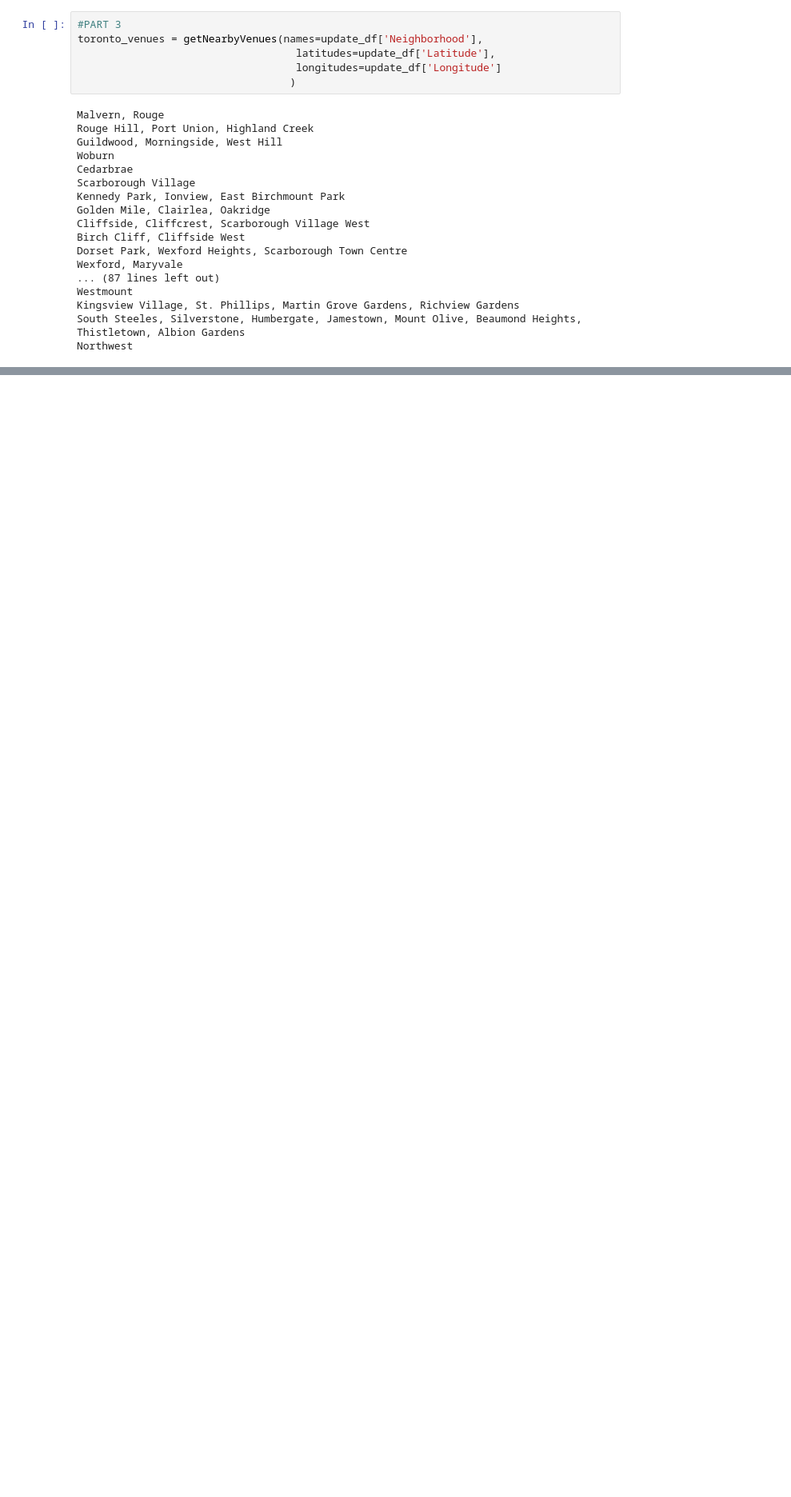
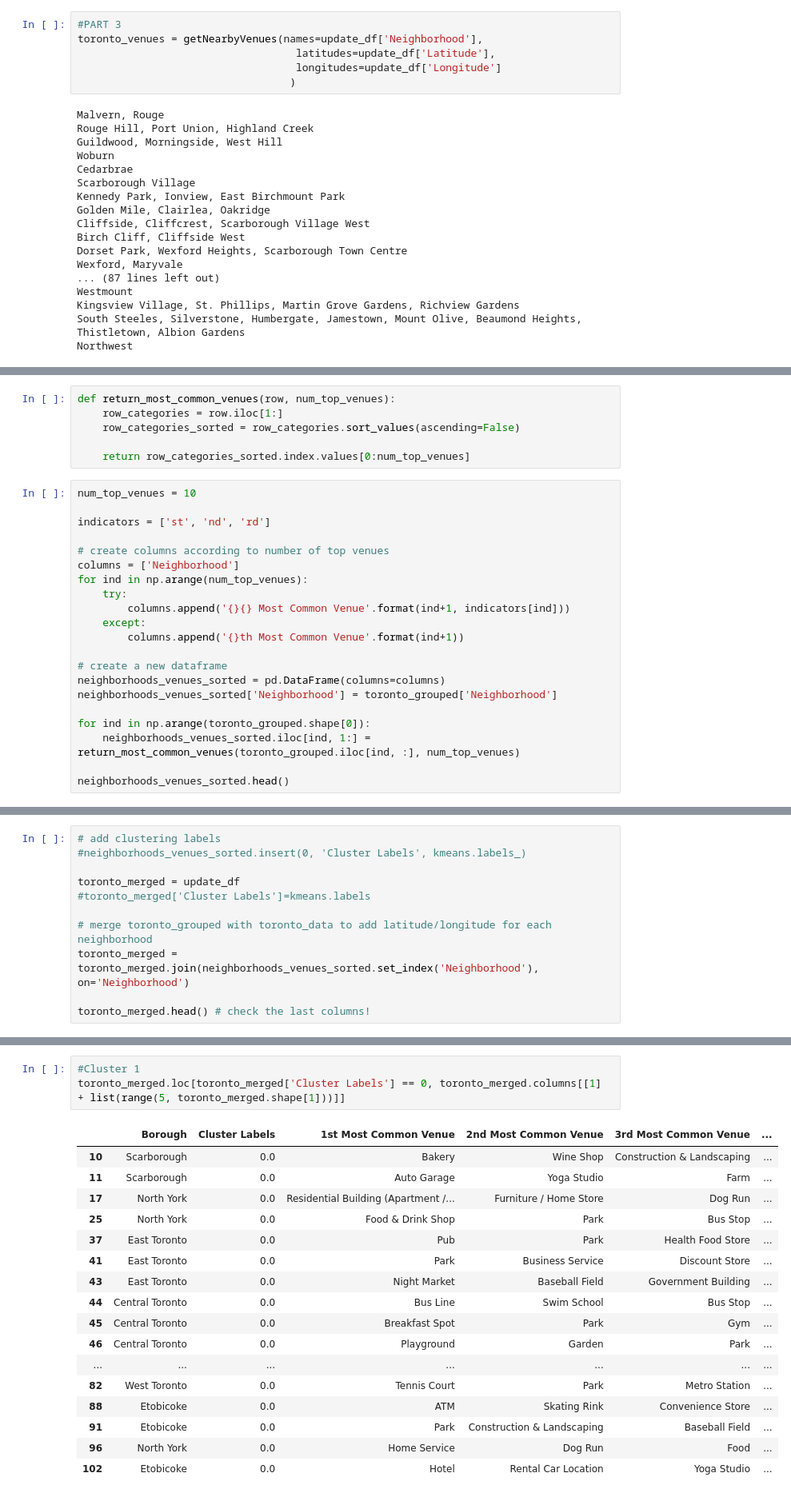
Before and after one commit to Eventyrman/Coursera_Capstone, a Jupyter notebook: Capstone final project.ipynb, the cells around one changed output, grey strips where cells are left out. Shown: that part at 80% size. Drawn from its saved outputs; the diff is of its cells as text; blank space fills up the shorter version.

Commit message:
Published from Watson Studio.

```diff
--- a/Capstone final project.ipynb
+++ b/Capstone final project.ipynb
@@ -269,0 +372,27 @@ toronto_venues.head()
+# %%
+def return_most_common_venues(row, num_top_venues):
+    row_categories = row.iloc[1:]
+    row_categories_sorted = row_categories.sort_values(ascending=False)
+
+    return row_categories_sorted.index.values[0:num_top_venues]
+# %%
+num_top_venues = 10
+
+indicators = ['st', 'nd', 'rd']
+
+# create columns according to number of top venues
+columns = ['Neighborhood']
+for ind in np.arange(num_top_venues):
+    try:
+        columns.append('{}{} Most Common Venue'.format(ind+1, indicators[ind]))
+    except:
+        columns.append('{}th Most Common Venue'.format(ind+1))
+
+# create a new dataframe
+neighborhoods_venues_sorted = pd.DataFrame(columns=columns)
+neighborhoods_venues_sorted['Neighborhood'] = toronto_grouped['Neighborhood']
+
+for ind in np.arange(toronto_grouped.shape[0]):
+    neighborhoods_venues_sorted.iloc[ind, 1:] = return_most_common_venues(toronto_grouped.iloc[ind, :], num_top_venues)
+
+neighborhoods_venues_sorted.head()
@@ -269,0 +421,11 @@ toronto_venues.head()
+# %%
+# add clustering labels
+#neighborhoods_venues_sorted.insert(0, 'Cluster Labels', kmeans.labels_)
+
+toronto_merged = update_df
+#toronto_merged['Cluster Labels']=kmeans.labels
+
+# merge toronto_grouped with toronto_data to add latitude/longitude for each neighborhood
+toronto_merged = toronto_merged.join(neighborhoods_venues_sorted.set_index('Neighborhood'), on='Neighborhood')
+
+toronto_merged.head() # check the last columns!
@@ -269,0 +491,21 @@ toronto_venues.head()
+# %%
+#Cluster 1
+toronto_merged.loc[toronto_merged['Cluster Labels'] == 0, toronto_merged.columns[[1] + list(range(5, toronto_merged.shape[1]))]]
+# %% [output]
+|  | Borough | Cluster Labels | 1st Most Common Venue | 2nd Most Common Venue | 3rd Most Common Venue | ... |
+| 10 | Scarborough | 0.0 | Bakery | Wine Shop | Construction & Landscaping | ... |
+| 11 | Scarborough | 0.0 | Auto Garage | Yoga Studio | Farm | ... |
+| 17 | North York | 0.0 | Residential Building (Apartment /... | Furniture / Home Store | Dog Run | ... |
+| 25 | North York | 0.0 | Food & Drink Shop | Park | Bus Stop | ... |
+| 37 | East Toronto | 0.0 | Pub | Park | Health Food Store | ... |
+| 41 | East Toronto | 0.0 | Park | Business Service | Discount Store | ... |
+| 43 | East Toronto | 0.0 | Night Market | Baseball Field | Government Building | ... |
+| 44 | Central Toronto | 0.0 | Bus Line | Swim School | Bus Stop | ... |
+| 45 | Central Toronto | 0.0 | Breakfast Spot | Park | Gym | ... |
+| 46 | Central Toronto | 0.0 | Playground | Garden | Park | ... |
+| ... | ... | ... | ... | ... | ... | ... |
+| 82 | West Toronto | 0.0 | Tennis Court | Park | Metro Station | ... |
+| 88 | Etobicoke | 0.0 | ATM | Skating Rink | Convenience Store | ... |
+| 91 | Etobicoke | 0.0 | Park | Construction & Landscaping | Baseball Field | ... |
+| 96 | North York | 0.0 | Home Service | Dog Run | Food | ... |
+| 102 | Etobicoke | 0.0 | Hotel | Rental Car Location | Yoga Studio | ... |
```
Also changed, not shown: parts of 20 cells of this notebook.
